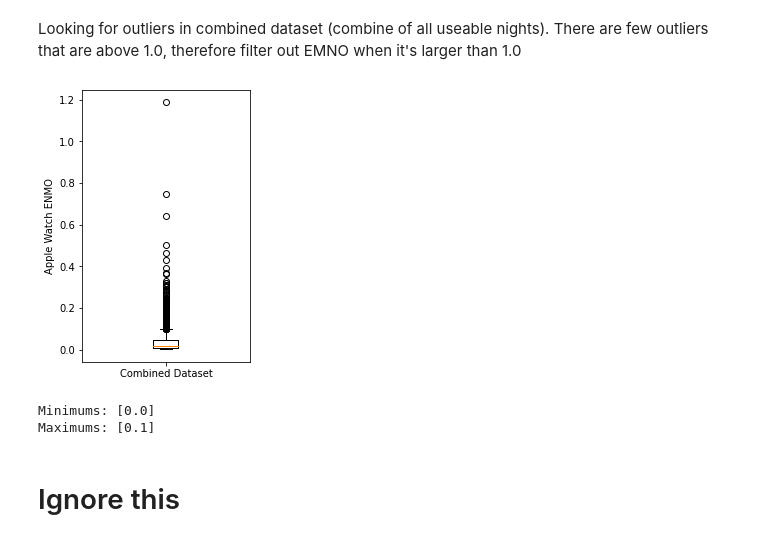
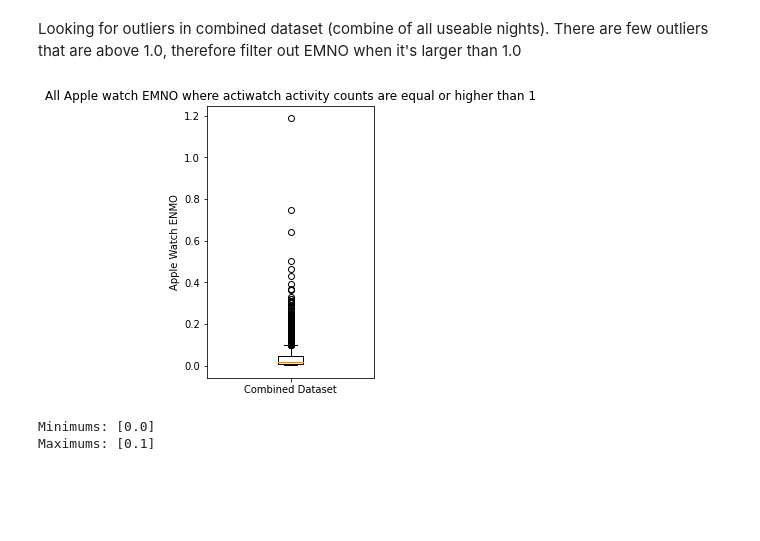
Before and after one commit to nishisandali/IFN646_Project, a Jupyter notebook: Data pre-processing.ipynb, the cells around one changed output. Saved outputs shown, nothing was run; the diff lists cells and outputs as text; code cells hidden in the pictures; blank space fills up the shorter version.

```diff
--- a/Data pre-processing.ipynb
+++ b/Data pre-processing.ipynb
@@ -255,13 +257,14 @@ Looking for outliers in combined dataset (combine of all useable nights). There
 # %%
 filter_final_df_drops = filtered_final_df.dropna().copy()
 filter_final_df_drops = filter_final_df_drops[filter_final_df_drops['Actiwatch activity counts'] != 0 ]
 bp = plt.boxplot(filter_final_df_drops['Apple Watch ENMO'])
 plt.rcParams["figure.figsize"] = (3,5)
 plt.xticks([1], ['Combined Dataset'])
 plt.ylabel('Apple Watch ENMO')
+plt.title('All Apple watch EMNO where actiwatch activity counts are equal or higher than 1')
 plt.show()
 # %% [output]
-[figure, old version]
+[figure, new version]
 # %%
 minimums = [round(item.get_ydata()[0], 1) for item in bp['caps']][::2]
 maximums = [round(item.get_ydata()[0], 1) for item in bp['caps']][1::2]
@@ -270,5 +273,3 @@ print(f'Minimums: {minimums}\n'
 # %% [output]
 Minimums: [0.0]
 Maximums: [0.1]
-# %% [markdown]
-# Ignore this
```
Also changed, not shown: parts of 5 cells of this notebook, 1 other file.
